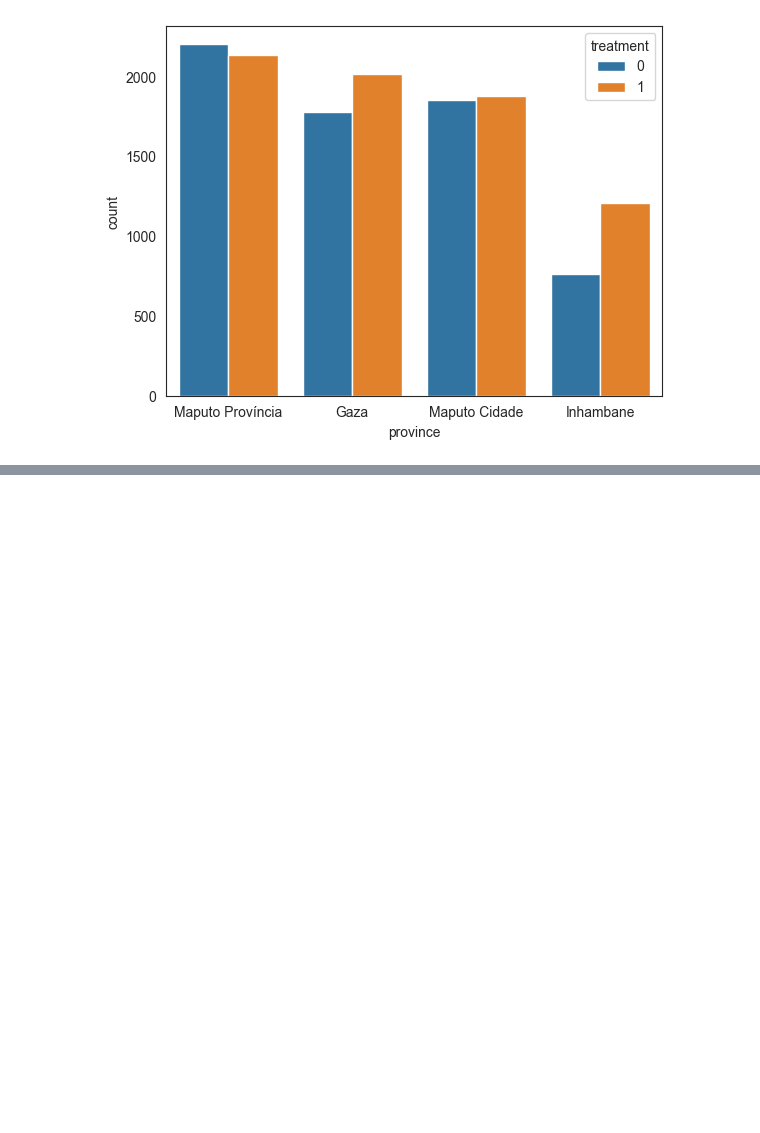
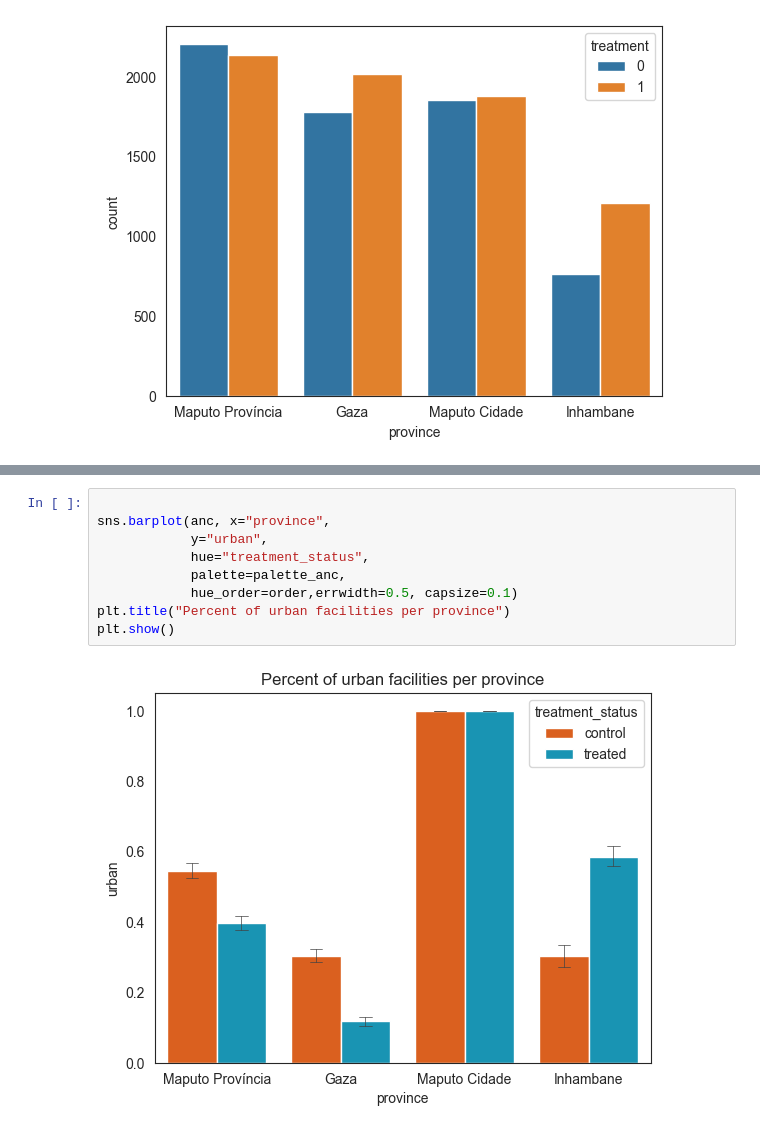
Before and after one commit to health-lse/anc_hiv_scheduling, a Jupyter notebook: notebooks/test.ipynb, the cells around one changed output, grey strips where cells are left out. Saved outputs shown, nothing was run; the diff lists cells and outputs as text; blank space fills up the shorter version.

```diff
--- a/notebooks/test.ipynb
+++ b/notebooks/test.ipynb
@@ -277,0 +374,11 @@ Name: waiting_time, dtype: float64
+# %%
+
+sns.barplot(anc, x="province",
+            y="urban",
+            hue="treatment_status",
+            palette=palette_anc,
+            hue_order=order,errwidth=0.5, capsize=0.1)
+plt.title("Percent of urban facilities per province")
+plt.show()
+# %% [output]
+[figure, added]
```
Also changed, not shown: parts of 12 cells of this notebook, 8 other files.
